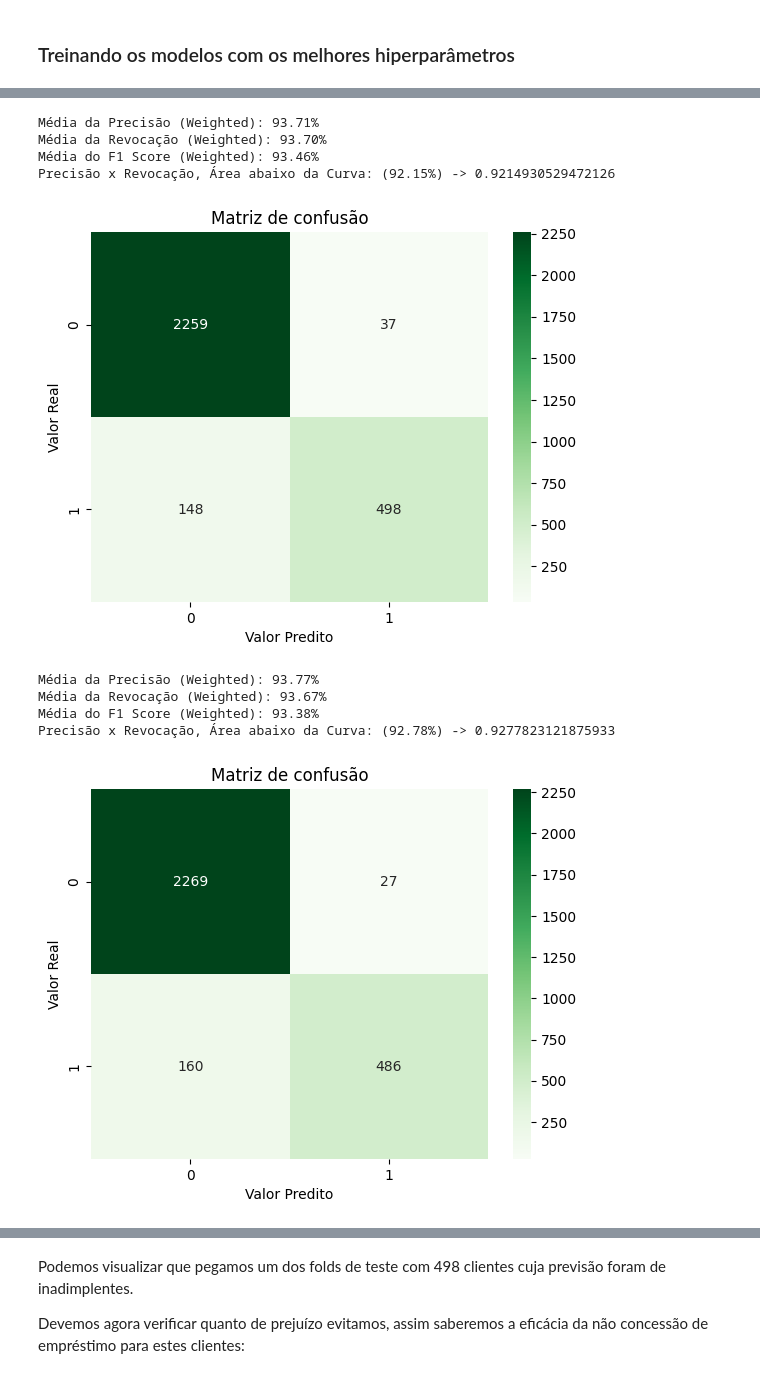
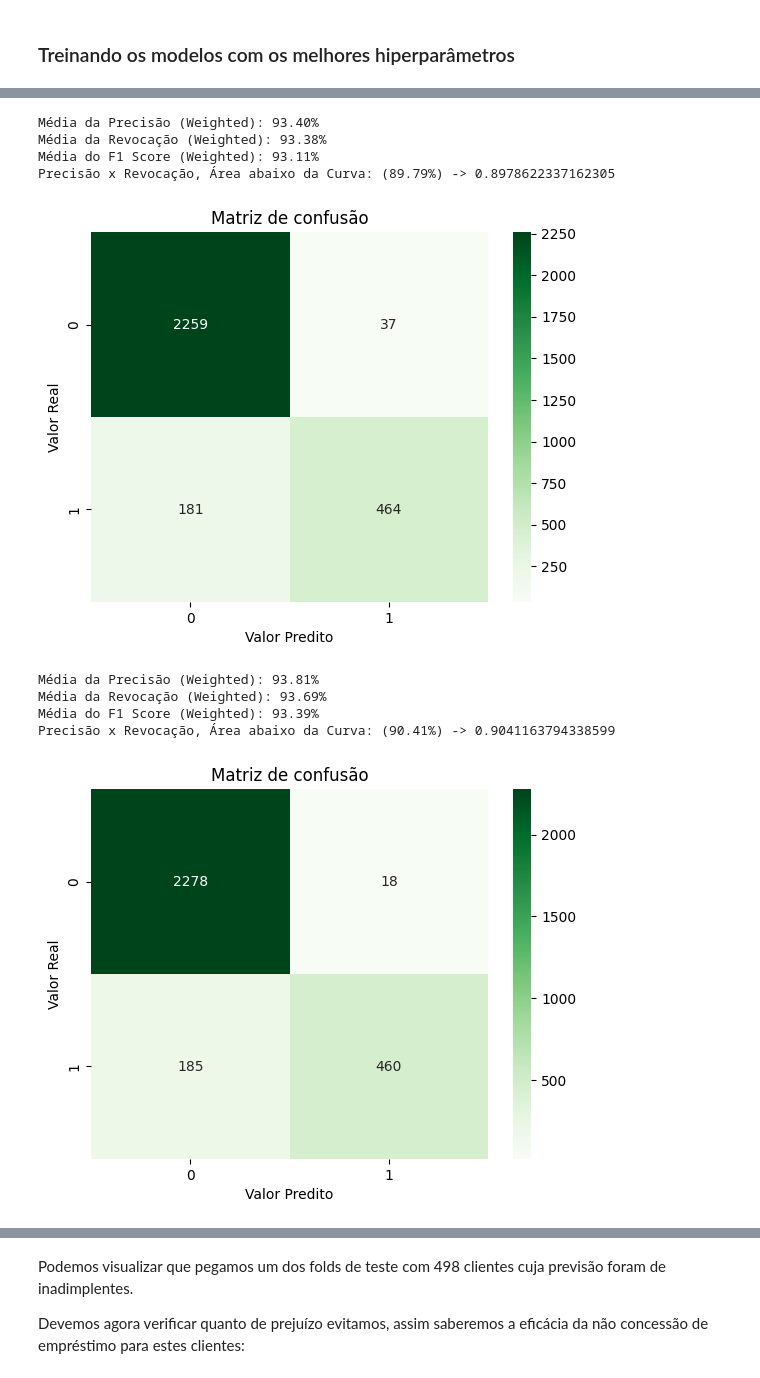
Before and after one commit to GBibiano/risco-credito, a Jupyter notebook: Modelagem_ML/modelagem.ipynb, the cells around one changed output, grey strips where cells are left out. Cells and saved outputs as stored; diff of their text form; code cells hidden in the pictures.

```diff
--- a/Modelagem_ML/modelagem.ipynb
+++ b/Modelagem_ML/modelagem.ipynb
@@ -117,6 +208,9 @@ def treinar_modelo(modelo, X: pd.DataFrame, y: pd.Series, metrics_report: bool=F
 # %%
 # Relatório do Recursive Feature Elimination
-def rfe_report(modelo, min_range: int=13, max_range: int=23) -> list:
+def rfe_report(modelo,
+               min_range: int=13,
+               max_range: int=23
+               ) -> list:
     # splitar em treino e teste estratificado
     skf = StratifiedKFold(n_splits=2, shuffle=True, random_state=47)
 
@@ -127,6 +221,9 @@ def rfe_report(modelo, min_range: int=13, max_range: int=23) -> list:
     for train_index, test_index in skf.split(X, y):
         X_train, X_test = X.iloc[train_index].copy(), X.iloc[test_index].copy()
         y_train, y_test = y.iloc[train_index].copy(), y.iloc[test_index].copy()
+
+        X_train = feature_engineering(X_train)
+        X_test = feature_engineering(X_test)
 
         # Instanciamos o Encoder
         encoder = TargetEncoder(min_samples_leaf=450, smoothing=11.5, cols=cat_features)
@@ -462,5 +524,5 @@ Após verificarmos uma feature acima e abaixo da melhor métrica encontrada no R
 # %%
-# Executando feature selection
-_ = rfe_report(xgbclassifier)
+# Executando segundo feature selection no gradient boosting
+features_RFE_gbc = rfe_report(gradientboostingclassifier, 14, 17)
 # %% [output]
 ----------------------------------------------
@@ -502,3 +537,0 @@ Como o XGBoost Classifier foi o modelo que se saiu melhor nos resultados iniciai
-# %%
-# Executando feature selection
-features_RFE_gbc = rfe_report(gradientboostingclassifier)
@@ -747,33 +751,33 @@ xgbclassifier = XGBClassifier(
     random_state=47
 )
 
-xgb_treinado, _, y_test, y_pred = treinar_modelo(xgbclassifier, X[features_RFE_xgboost], y, True)
+xgb_treinado, _, _, _ = treinar_modelo(xgbclassifier, X, y, True, False, features_RFE_xgboost)
 # %% [output]
-Média da Precisão (Weighted): 93.71%
-Média da Revocação (Weighted): 93.70%
-Média do F1 Score (Weighted): 93.46%
-Precisão x Revocação, Área abaixo da Curva: (92.15%) -> 0.9214930529472126
+Média da Precisão (Weighted): 93.40%
+Média da Revocação (Weighted): 93.38%
+Média do F1 Score (Weighted): 93.11%
+Precisão x Revocação, Área abaixo da Curva: (89.79%) -> 0.8978622337162305
 [figure]
 # %%
 # Melhores hiperparâmetros:  {'n_estimators': 233, 'max_depth': 7, 'learning_rate': 0.11008445645768045, 'min_samples_split': 13, 'min_samples_leaf': 9, 'max_features': 0.9996811582073081}
 # treinando o gradient boosting classifier
 gradientboostingclassifier = GradientBoostingClassifier(
     n_estimators=233,
     max_depth=7,
     learning_rate=0.11008445645768045,
     min_samples_split=13,
     min_samples_leaf=9,
     max_features=0.9996811582073081,
     random_state=47
 )
 
-gbc_treinado, _, _, _ = treinar_modelo(gradientboostingclassifier, X[features_RFE_gbc], y, True)
+gbc_treinado, _, _, _ = treinar_modelo(gradientboostingclassifier, X, y, True, False, features_RFE_gbc)
 # %% [output]
-Média da Precisão (Weighted): 93.77%
-Média da Revocação (Weighted): 93.67%
-Média do F1 Score (Weighted): 93.38%
-Precisão x Revocação, Área abaixo da Curva: (92.78%) -> 0.9277823121875933
+Média da Precisão (Weighted): 93.81%
+Média da Revocação (Weighted): 93.69%
+Média do F1 Score (Weighted): 93.39%
+Precisão x Revocação, Área abaixo da Curva: (90.41%) -> 0.9041163794338599
-[figure, old version]
+[figure, new version]
 # %% [markdown]
 ### Modelo escolhido
 
```
Also changed, not shown: parts of 63 cells of this notebook, 1 other file.
